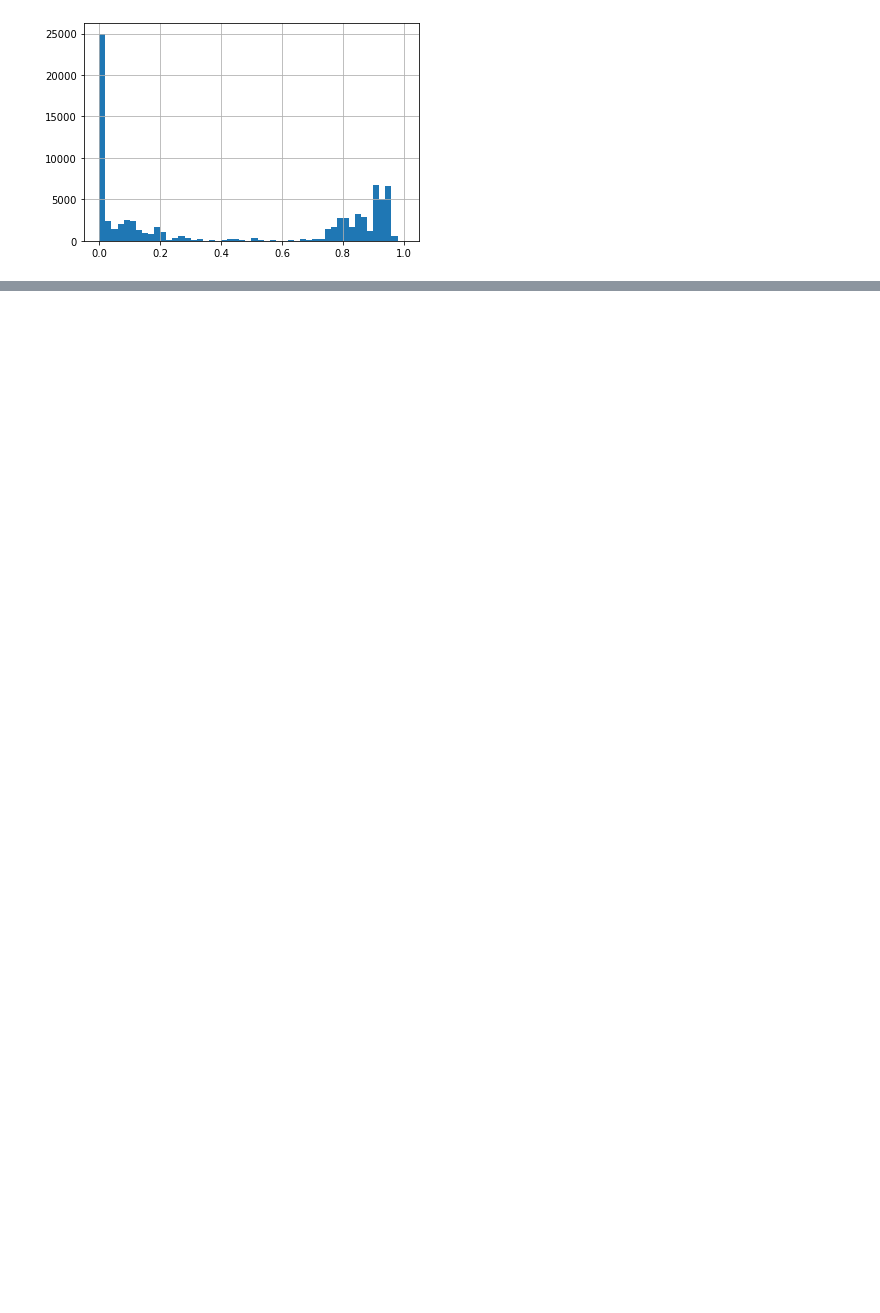
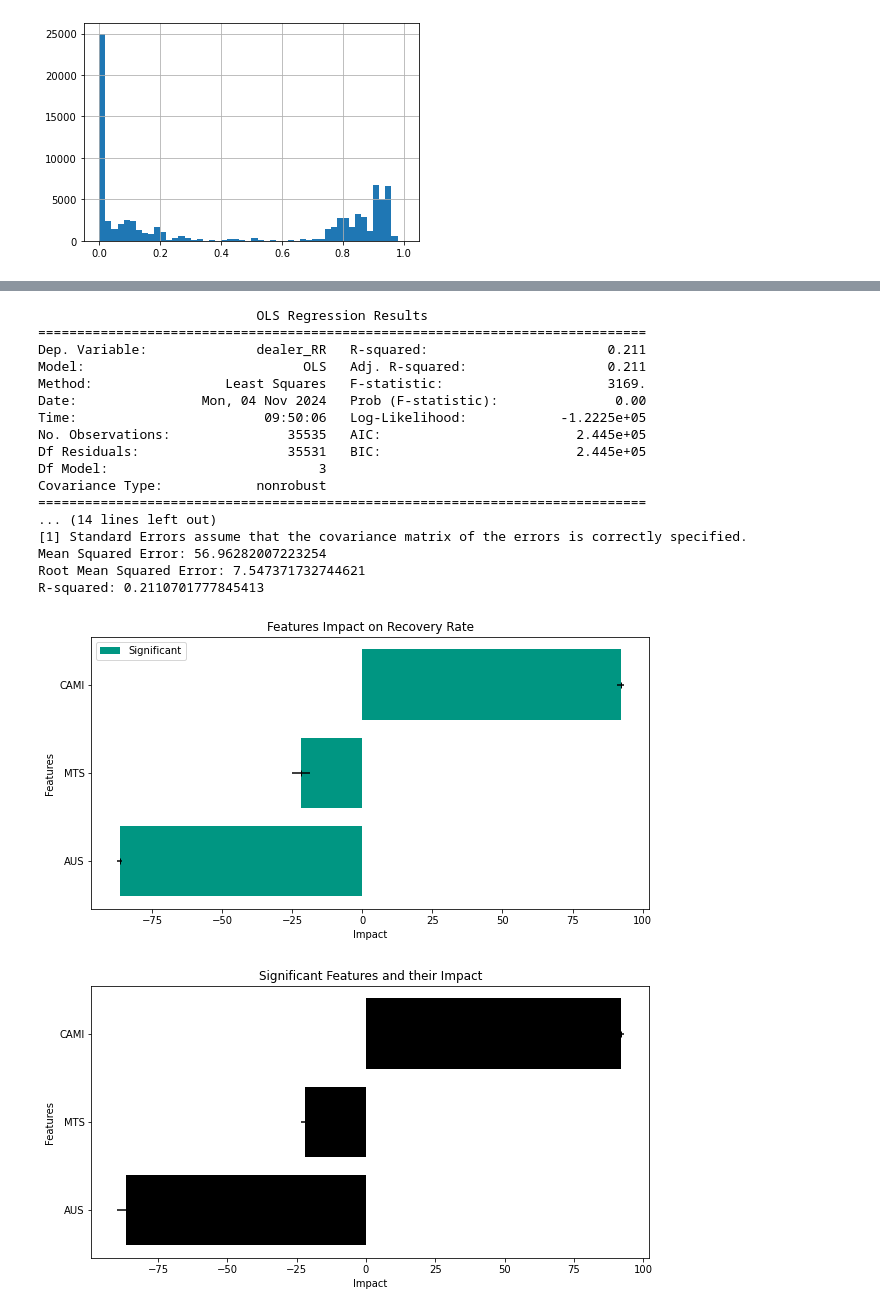
Before and after one commit to constantin1101/LLM_CreditorRRPrediction, a Jupyter notebook: dealer_analysis.ipynb, the cells around one changed output, grey strips where cells are left out. Cells and saved outputs as stored; diff of their text form; code cells hidden in the pictures; blank space fills up the shorter version.

Commit message:
Update outputs and add metrics

```diff
--- a/dealer_analysis.ipynb
+++ b/dealer_analysis.ipynb
@@ -349,9 +594,8 @@ selected_df_df = selected_df.reset_index(drop=True)
 # %%
-'''Dealer Recovery Rate Prediction'''
-'''PRIMARY DEALER'''
+'''Transaction Chain Length Prediction'''
 final_df = selected_df[selected_df['PrimaryDealer'] == 1]
 
-y_train, y_test = final_df['dealer_RR'], final_df['dealer_RR']
+y_train, y_test = final_df['transaction_chain_length'], final_df['transaction_chain_length']
 X_train, X_test = final_df.drop(columns=['dealer_RR', 'PrimaryDealer', 'transaction_chain_length']), final_df.drop(columns=['dealer_RR', 'PrimaryDealer', 'transaction_chain_length'])
 
 X_train = sm.add_constant(X_train)
@@ -555,4 +638,8 @@ dealer_df['percentage_primary_dealer'].hist(bins=50)
 dealer_df['by_primary_dealer'] = dealer_df['percentage_primary_dealer'].apply(lambda x: 1 if x > 0.5 else 0)
 # %% [output]
 [figure]
+# %%
+# Drop Rating_y column and rename Rating_x to Rating
+dealer_df.drop(columns=['Rating_y'], inplace=True)
+dealer_df.rename(columns={'Rating_x': 'Rating'}, inplace=True)
 # %%
@@ -717,7 +665,6 @@ Top 10 Important Features:
 for key in feature_sets:
 
     final_df = dealer_df[['percentage_primary_dealer']+ feature_sets[key]]
-    final_df = final_df.drop_duplicates()
 
     # Define features and target variable
     X = final_df.drop(columns='percentage_primary_dealer')
@@ -732,10 +679,12 @@ for key in feature_sets:
     model = sm.OLS(y_train, X_train).fit()
 
     # Print the summary of the model which includes p-values and significance levels
-    print(model.summary())
+    #print(model.summary())
 
     # Make predictions
     y_pred = model.predict(X_test)
+
+    print(f"Features: {key}")
 
     # Compute and print evaluation metrics
     mse = mean_squared_error(y_test, y_pred)
@@ -745,4 +694,6 @@ for key in feature_sets:
     print(f"R-squared: {r2}")
 
     create_significant_chart(model)
-    create_colored_chart(model)
+
+    if key != 'Presentation Lables' and key != 'QnA Labels' and key != 'Financial Data 1' and key != 'Financial Data 1&2' and key != 'LLM Labels':
+        create_colored_chart(model, key)
@@ -826,0 +758,49 @@ R-squared: 0.06237604387917206
+# %%
+'''New Scores'''
+
+final_df = test[['dealer_RR', 'PrimaryDealer', 'MTS', 'CAMI', 'AUS']]
+final_df = final_df[final_df['PrimaryDealer'] == 1]
+
+y = final_df['dealer_RR']
+X = final_df.drop(columns=['dealer_RR', 'PrimaryDealer'])
+
+X = sm.add_constant(X)
+
+# Fit the model
+model = sm.OLS(y, X).fit()
+
+# Print the summary of the model which includes p-values and significance levels
+print(model.summary())
+
+# Make predictions
+y_pred = model.predict(X)
+
+# Compute and print evaluation metrics
+mse = mean_squared_error(y, y_pred)
+r2 = r2_score(y, y_pred)
+print(f"Mean Squared Error: {mse}")
+print(f"Root Mean Squared Error: {np.sqrt(mse)}")
+print(f"R-squared: {r2}")
+
+create_significant_chart(model)
+create_colored_chart(model, key)
+# %% [output]
+                            OLS Regression Results
+==============================================================================
+Dep. Variable:              dealer_RR   R-squared:                       0.211
+Model:                            OLS   Adj. R-squared:                  0.211
+Method:                 Least Squares   F-statistic:                     3169.
+Date:                Mon, 04 Nov 2024   Prob (F-statistic):               0.00
+Time:                        09:50:06   Log-Likelihood:            -1.2225e+05
+No. Observations:               35535   AIC:                         2.445e+05
+Df Residuals:                   35531   BIC:                         2.445e+05
+Df Model:                           3
+Covariance Type:            nonrobust
+==============================================================================
+... (14 lines left out)
+[1] Standard Errors assume that the covariance matrix of the errors is correctly specified.
+Mean Squared Error: 56.96282007223254
+Root Mean Squared Error: 7.547371732744621
+R-squared: 0.2110701777845413
+[figure, added]
+[figure, added]
```
Also changed, not shown: parts of 19 cells of this notebook.
